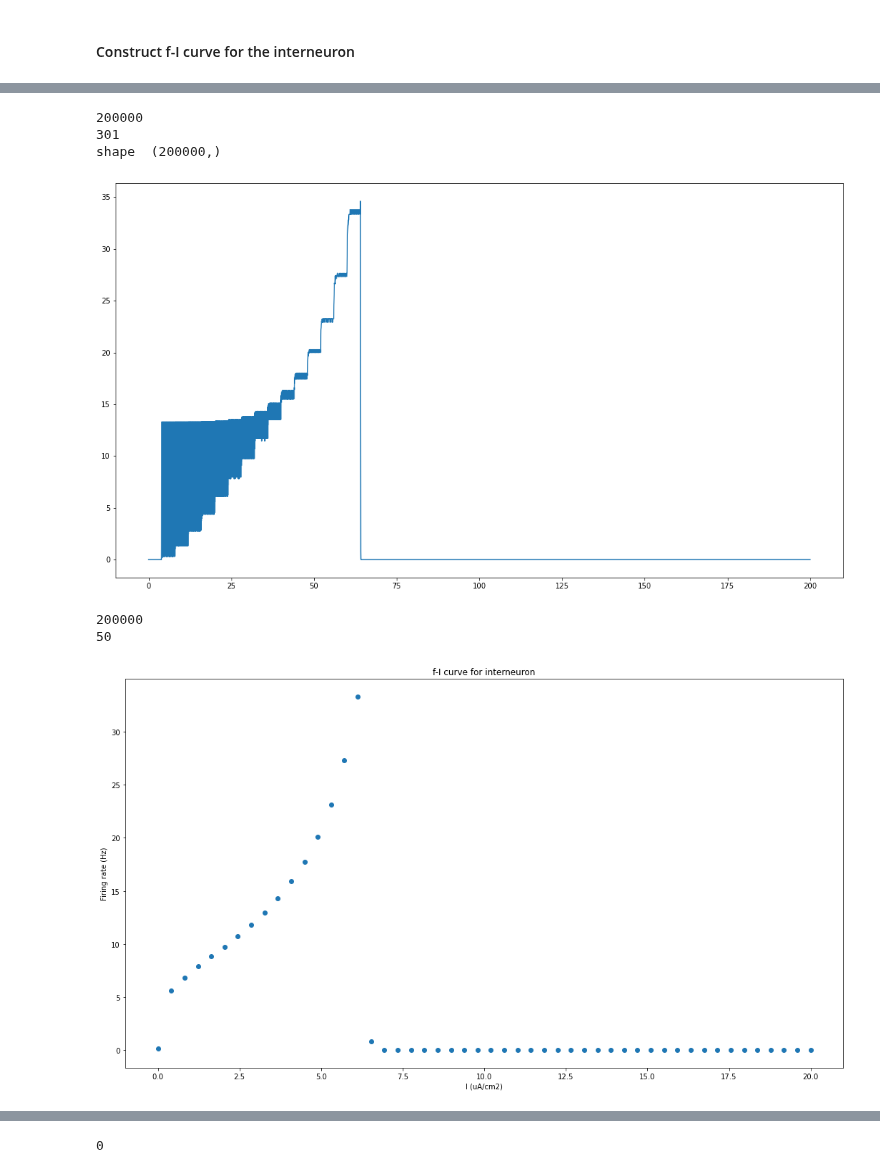
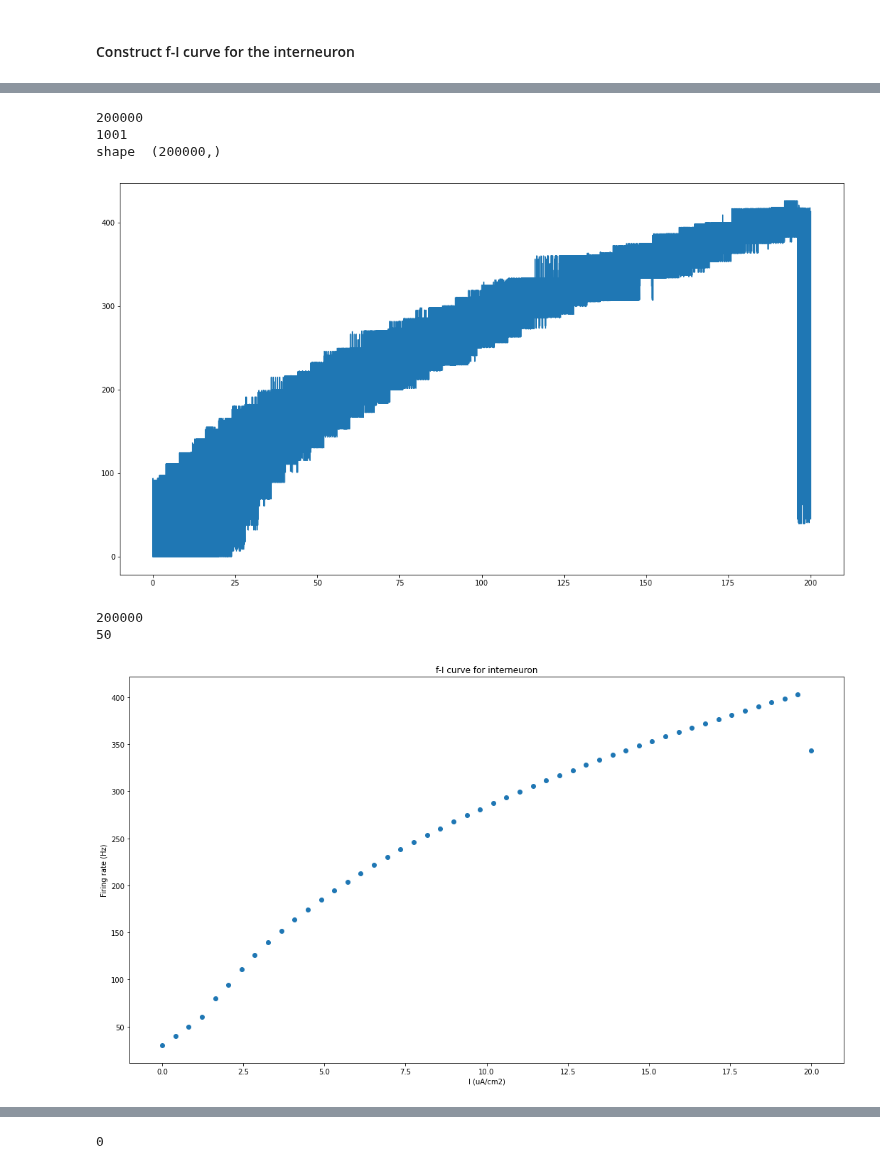
Before and after one commit to tiny-infinity/GridCellsCopy, a Jupyter notebook: analysis/notebooks/theta_analysis/single_interneuron.ipynb, the cells around one changed output, grey strips where cells are left out. Cells and saved outputs as stored; diff of their text form; code cells hidden in the pictures.

```diff
--- a/analysis/notebooks/theta_analysis/single_interneuron.ipynb
+++ b/analysis/notebooks/theta_analysis/single_interneuron.ipynb
@@ -124,7 +124,7 @@ del rec_v, rec_t,rec_i,spike_times,nc,ic
 # %% [markdown]
 #### Construct f-I curve for the interneuron
 # %%
-
+h.celsius=37
 sample_intrnrn = interneuron.Interneuron(2)
 
 sf_area = sample_intrnrn.soma(0.5).area()
@@ -136,17 +136,17 @@ print(np.shape(curr_amp_list))
 sigma_ms = 1000
 T, num_steps = 200,200000
 time_arr = np.linspace(0,T,num_steps)
-
-
+osc_amp = 2e-3
+osc_arr = osc_amp * np.sin(2*np.pi*10*time_arr)
 ic = h.IClamp(sample_intrnrn.soma(0.5))
 ic.dur = 1e9
 curr_amp = np.zeros(len(time_arr))
 print(np.shape(curr_amp))
 for i in range(0,50,1):
 
-    curr_amp[i*4000:(i*4000)+4000] = curr_amp_list[i]*1e-2
+    curr_amp[i*4000:(i*4000)+4000] = curr_amp_list[i]*1e-3
 
-curr_vec = h.Vector(curr_amp)
+curr_vec = h.Vector(curr_amp+osc_arr)
 
 curr_vec.play(ic, ic._ref_amp, True)
 rec_i = h.Vector().record(ic._ref_amp)
@@ -159,11 +159,19 @@ nc.record(spike_times)
 h.finitialize(-70)
 h.continuerun(200000)
 
+
+np_spike_times=np.array(spike_times.to_python())
+
+binned_spks = a_utils.bin_spike_ms([spike_times,spike_times],sim_dur=200000)
+firing_rate = a_utils.instant_rate(spike_train=spike_times,sim_dur=200000,stdev=10)*1000
+
 fig,ax=plt.subplots(3,1,figsize=(22,12))
-ax[0].plot(rec_t, rec_v)
+ax[0].plot(time_arr,firing_rate)
 ax[1].plot(rec_t, rec_i)
 ax[2].eventplot(spike_times)
-ax[0].set_xlim(10000,15000)
+ax[0].set_xlim(10,11)
+#ax[0].set_ylim(40,60)
+ax[1].set_xlim(10000,11000)
 plt.show()
 # %% [output]
 area in cm2 :  1.0005072145190424e-06
@@ -174,31 +182,33 @@ current density in ua/cm2 :  9.994930426171028e-06
 # %%
 np_spike_times=np.array(spike_times.to_python())
 
 binned_spks = a_utils.bin_spike_ms([spike_times,spike_times],sim_dur=200000)
-firing_rate = a_utils.instant_rate(spike_train=spike_times,sim_dur=200000,stdev=30)
-test_rate = firing_rate_from_binary(binned_spks[0],sigma_ms=30)
+firing_rate = a_utils.instant_rate(spike_train=spike_times,sim_dur=200000,stdev=5)*1000
+test_rate = firing_rate_from_binary(binned_spks[0],sigma_ms=100)
 print("shape ", np.shape(test_rate))
 plt.figure(figsize=(18,10))
 plt.plot(time_arr,firing_rate)
+#plt.xlim(75,85)
 plt.show()
 print(len(firing_rate))
 mean_list=[]
 for i in range(50):
     mean_list.append(np.mean(firing_rate[i*4000:(i*4000)+4000]))
 
 i_list = [i for i in range(50)]
 print(len(mean_list))
 plt.figure(figsize=(18,10))
 plt.title("f-I curve for interneuron")
 plt.xlabel("I (uA/cm2)")
 plt.ylabel("Firing rate (Hz)")
 plt.scatter(curr_amp_list,mean_list)
+
 plt.show()
 # %% [output]
 200000
-301
+1001
 shape  (200000,)
-[figure, old version]
+[figure, new version]
 200000
 50
-[figure, old version]
+[figure, new version]
```
Also changed, not shown: parts of 3 cells of this notebook, 1 other file.
